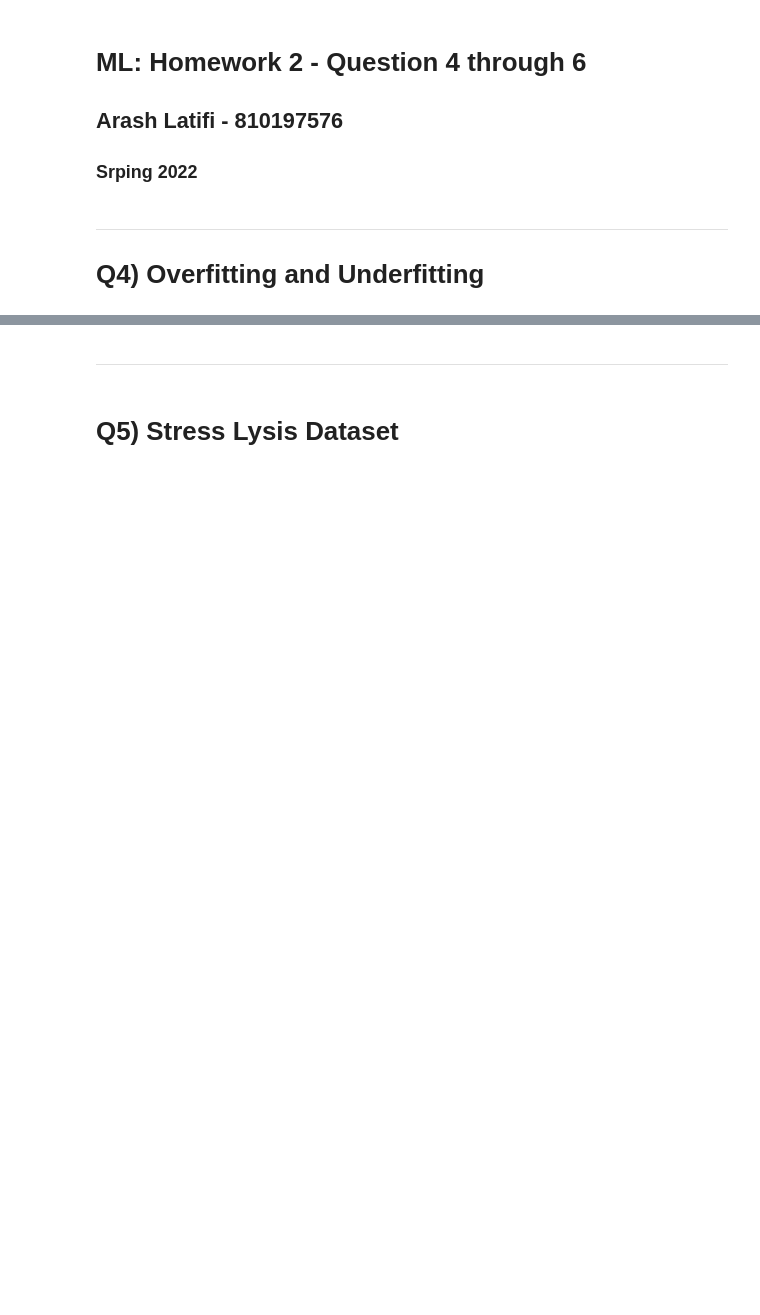
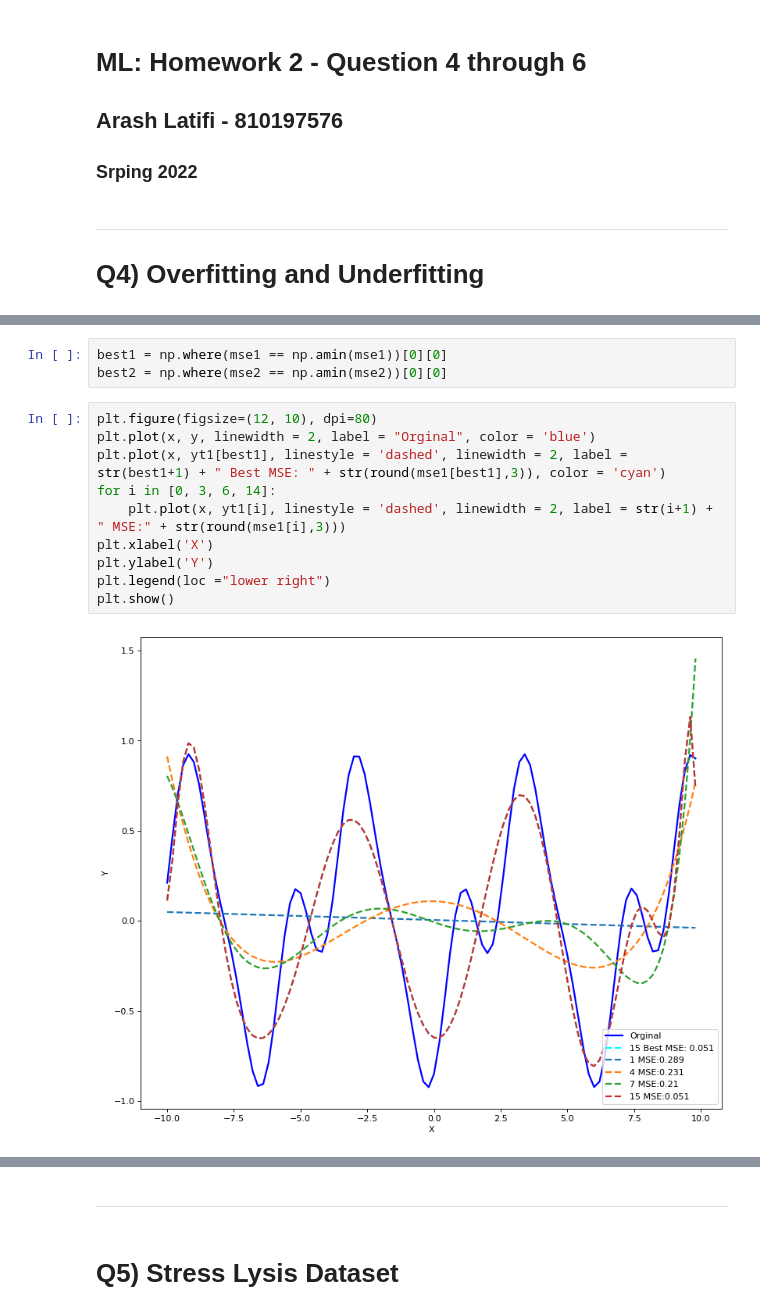
Before and after one commit to Arashlf/UT_ML_Course, a Jupyter notebook: Homework2/Q4-6.ipynb, the cells around one changed output, grey strips where cells are left out. Saved outputs shown, nothing was run; the diff lists cells and outputs as text; blank space fills up the shorter version.

```diff
--- a/Homework2/Q4-6.ipynb
+++ b/Homework2/Q4-6.ipynb
@@ -11,0 +68,15 @@ Q4
+# %%
+best1 = np.where(mse1 == np.amin(mse1))[0][0]
+best2 = np.where(mse2 == np.amin(mse2))[0][0]
+# %%
+plt.figure(figsize=(12, 10), dpi=80)
+plt.plot(x, y, linewidth = 2, label = "Orginal", color = 'blue')
+plt.plot(x, yt1[best1], linestyle = 'dashed', linewidth = 2, label = str(best1+1) + " Best MSE: " + str(round(mse1[best1],3)), color = 'cyan')
+for i in [0, 3, 6, 14]:
+    plt.plot(x, yt1[i], linestyle = 'dashed', linewidth = 2, label = str(i+1) + " MSE:" + str(round(mse1[i],3)))
+plt.xlabel('X')
+plt.ylabel('Y')
+plt.legend(loc ="lower right")
+plt.show()
+# %% [output]
+[figure, added]
```
Also changed, not shown: parts of 13 cells of this notebook.
